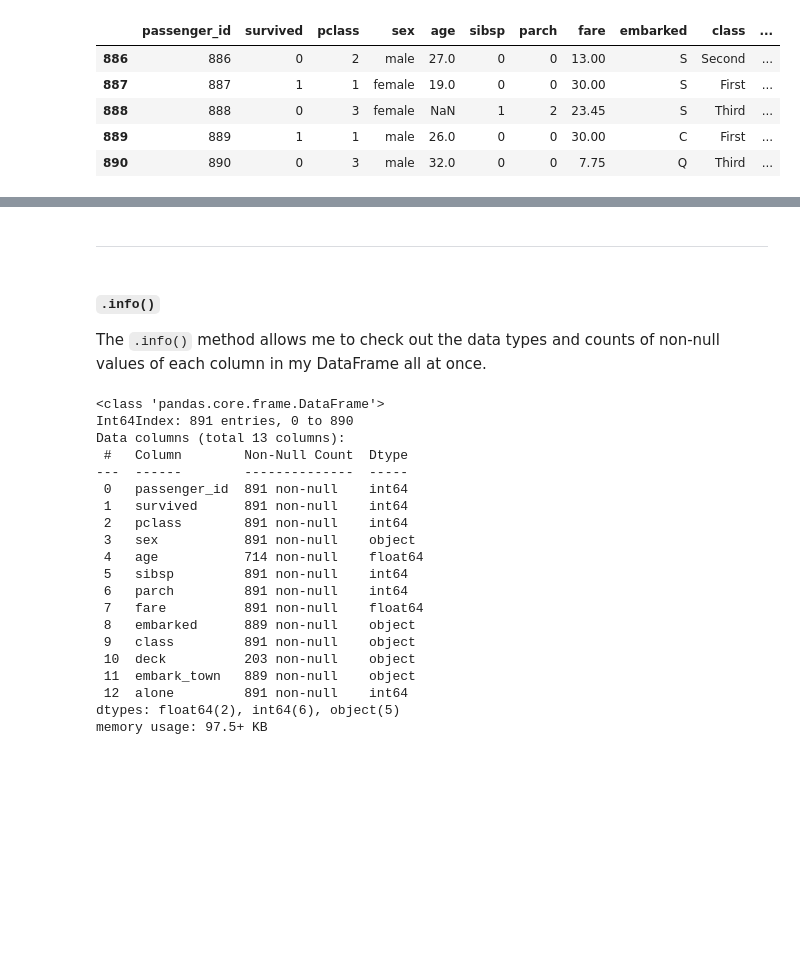
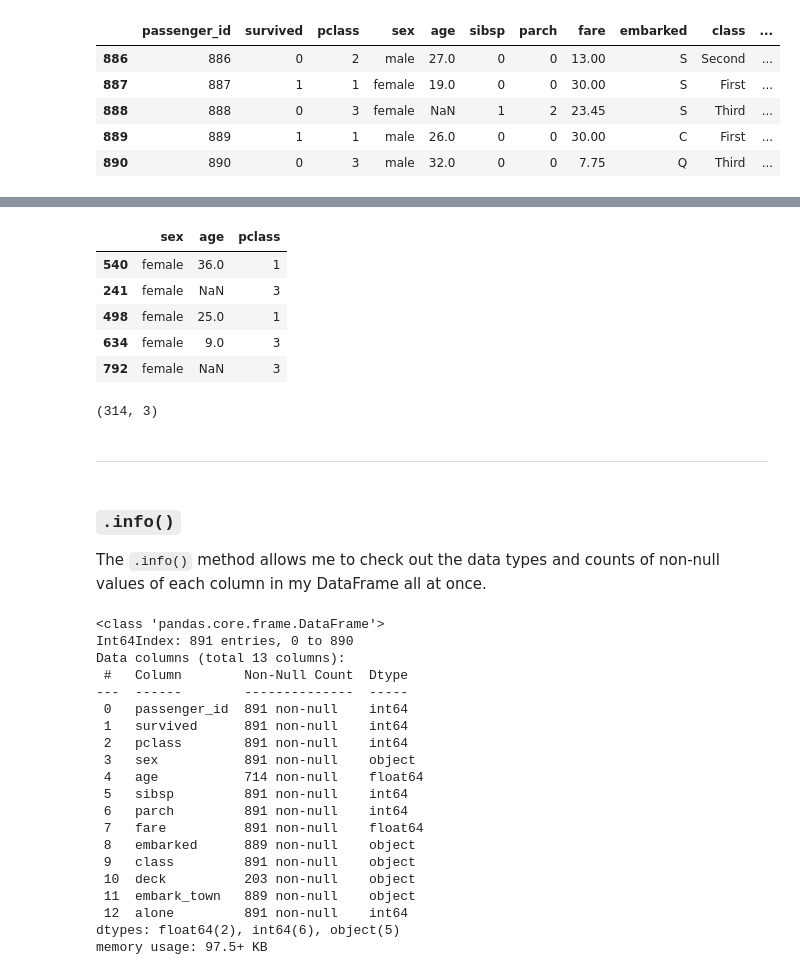
Before and after one commit to faithkane3/workshops, a Jupyter notebook: pandas_crash_course.ipynb, the cells around one changed output, grey strips where cells are left out. Drawn from its saved outputs; the diff is of its cells as text; code cells hidden in the pictures; blank space fills up the shorter version.

```diff
--- a/pandas_crash_course.ipynb
+++ b/pandas_crash_course.ipynb
@@ -129,0 +255,5 @@ titanic_df.sample()
+# %%
+# I can filter my DataFrame based on a condition, too! Let's use subset1.
+
+female_filter = subset1['sex'] == 'female'
+female_filter
@@ -130,9 +273,29 @@ titanic_df.sample()
+# %%
+# Now the cool part! I can pass the mask into the indexing operator to the subset1 DataFrame.
+# This returns only observations where my condition of sex == female is True.
+# I can save this to a variable and have another subset of only female observations if I wanted.
+
+females = subset1[female_filter]
+females.sample(5)
+# %% [output]
+|  | sex | age | pclass |
+| 540 | female | 36.0 | 1 |
+| 241 | female | NaN | 3 |
+| 498 | female | 25.0 | 1 |
+| 634 | female | 9.0 | 3 |
+| 792 | female | NaN | 3 |
+# %%
+# Ok, one more time. Our females DataFrame has only 314 rows and 3 columns.
+
+females.shape
+# %% [output]
+(314, 3)
 # %% [markdown]
 
 
 ---
 # %% [markdown]
-#### `.info()`
+### `.info()`
 
 The `.info()` method allows me to check out the data types and counts of non-null values of each column in my DataFrame all at once.
 # %%
```
Also changed, not shown: parts of 35 cells of this notebook.
